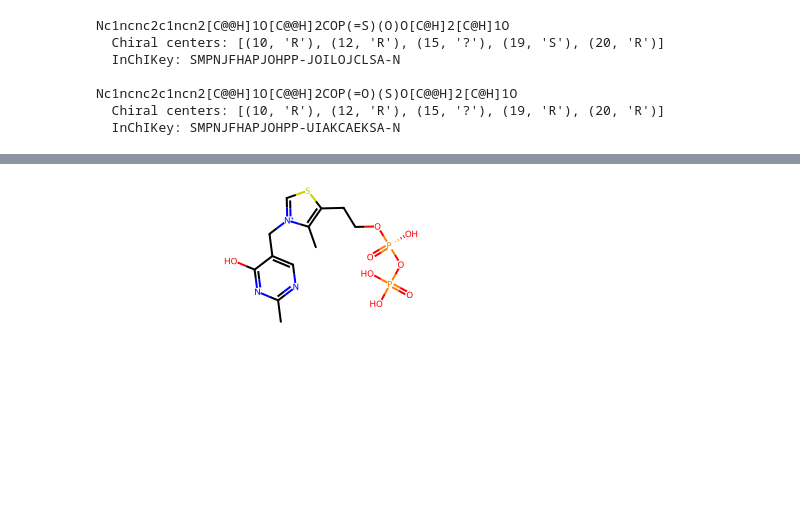
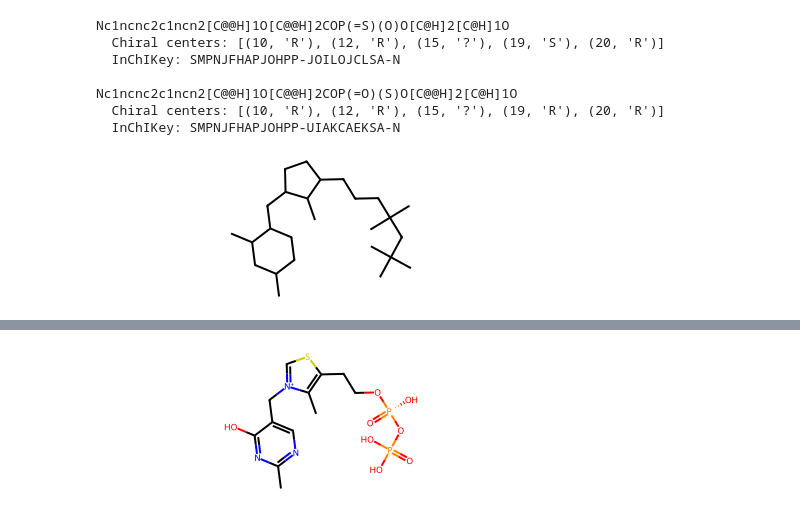
Before and after one commit to zaky02/LibMiner, a Jupyter notebook: clean/search.ipynb, the cells around one changed output, grey strips where cells are left out. Saved outputs shown, nothing was run; the diff lists cells and outputs as text; code cells hidden in the pictures; blank space fills up the shorter version.

```diff
--- a/clean/search.ipynb
+++ b/clean/search.ipynb
@@ -500,8 +506,6 @@ import molvs
 # %%
 def inchi_key(smiles):
     mol = Chem.MolFromSmiles(smiles)
-    uncharger = rdMolStandardize.Uncharger(force=True)
-    mol = uncharger.uncharge(mol)
     inchi = Chem.MolToInchi(mol)
     return Chem.InchiToInchiKey(inchi)
 
@@ -536,9 +540,11 @@ def protonate_acidic_oxygens(smi):
     return Chem.MolToSmiles(mol)  # return SMILES string directly
 
 
-def to_scaffold(smiles):
+def to_scaffold(smiles, generic=True):
     mol = dm.to_mol(smiles)
-    return MurckoScaffold.MakeScaffoldGeneric(mol)
+    if generic:
+        return MakeScaffoldGeneric(mol)
+    return dm.to_mol(MurckoScaffoldSmiles(mol=mol))
 
 def to_hash(smi, hash_type=rdMolHash.HashFunction.ElementGraph):
     mol = dm.to_mol(smi)
@@ -591,3 +597,7 @@ Nc1ncnc2c1ncn2[C@@H]1O[C@@H]2COP(=S)(O)O[C@H]2[C@H]1O
 Nc1ncnc2c1ncn2[C@@H]1O[C@@H]2COP(=O)(S)O[C@@H]2[C@H]1O
   Chiral centers: [(10, 'R'), (12, 'R'), (15, '?'), (19, 'R'), (20, 'R')]
   InChIKey: SMPNJFHAPJOHPP-UIAKCAEKSA-N
+# %%
+sca2
+# %% [output]
+[figure, added]
```
Also changed, not shown: parts of 10 cells of this notebook, 2 other files.
